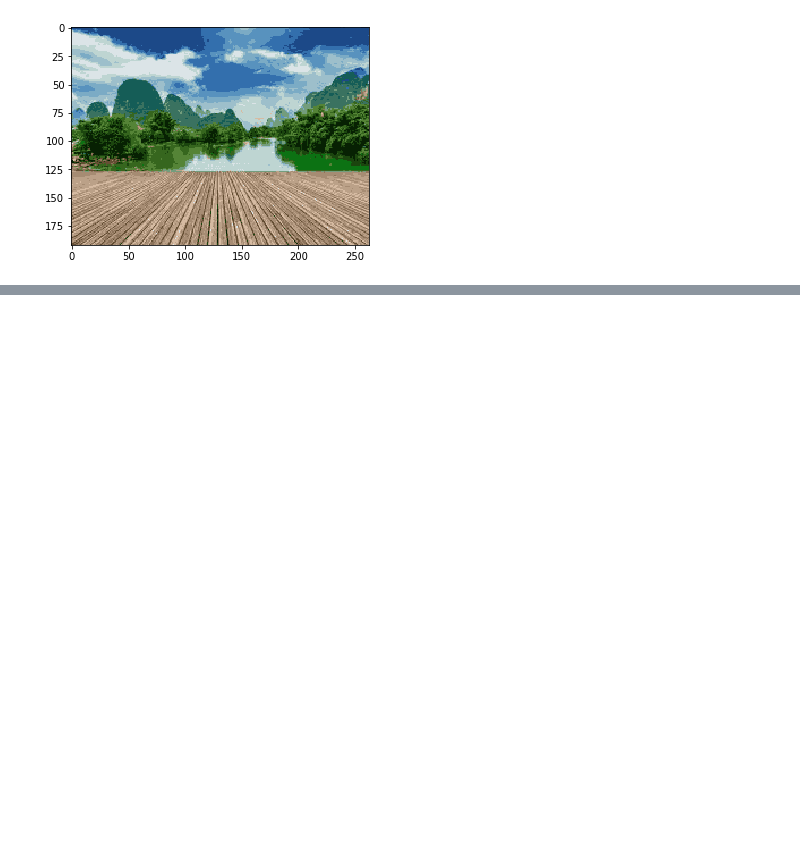
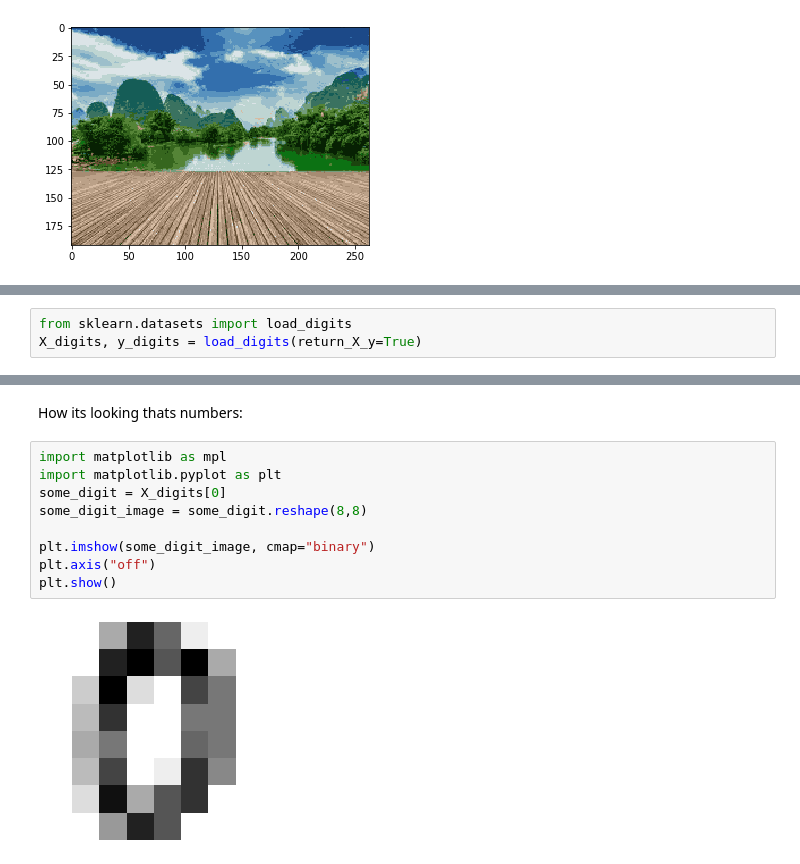
Before and after one commit to Bedirhangndnr/Hands_On_machine_Learning_CodesWithNotes, a Jupyter notebook: chapter9_Unsupervised_learning.ipynb, the cells around one changed output, grey strips where cells are left out. Saved outputs shown, nothing was run; the diff lists cells and outputs as text; blank space fills up the shorter version.

```diff
--- a/chapter9_Unsupervised_learning.ipynb
+++ b/chapter9_Unsupervised_learning.ipynb
@@ -247,0 +255,3 @@ cluster_image(20)
+# %%
+from sklearn.datasets import load_digits
+X_digits, y_digits = load_digits(return_X_y=True)
@@ -247,0 +266,13 @@ cluster_image(20)
+# %% [markdown]
+How its looking thats numbers:
+# %%
+import matplotlib as mpl
+import matplotlib.pyplot as plt
+some_digit = X_digits[0]
+some_digit_image = some_digit.reshape(8,8)
+
+plt.imshow(some_digit_image, cmap="binary")
+plt.axis("off")
+plt.show()
+# %% [output]
+[figure, added]
```
Also changed, not shown: parts of 54 cells of this notebook.
